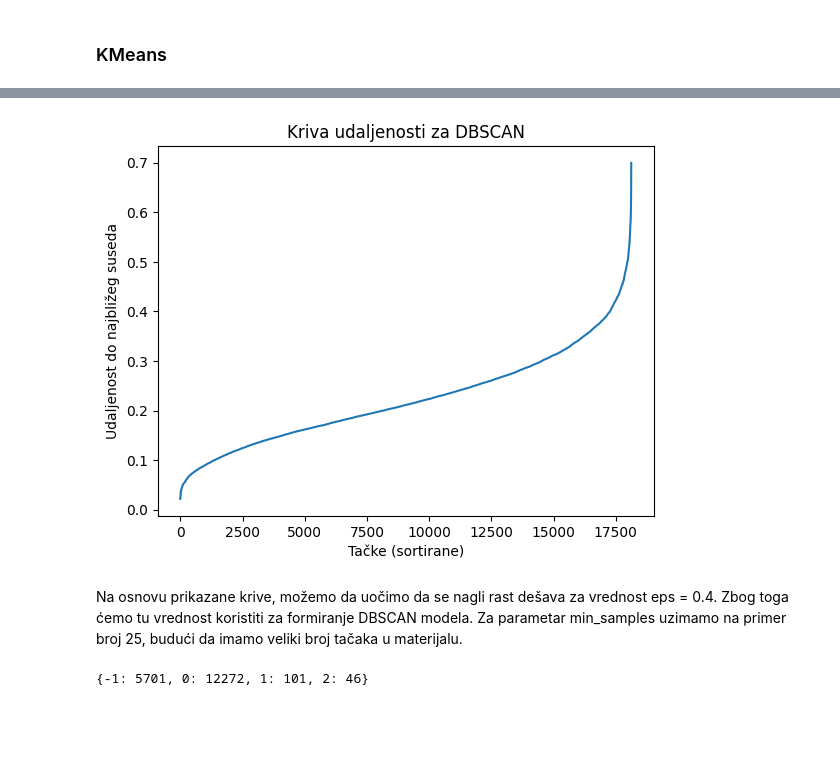
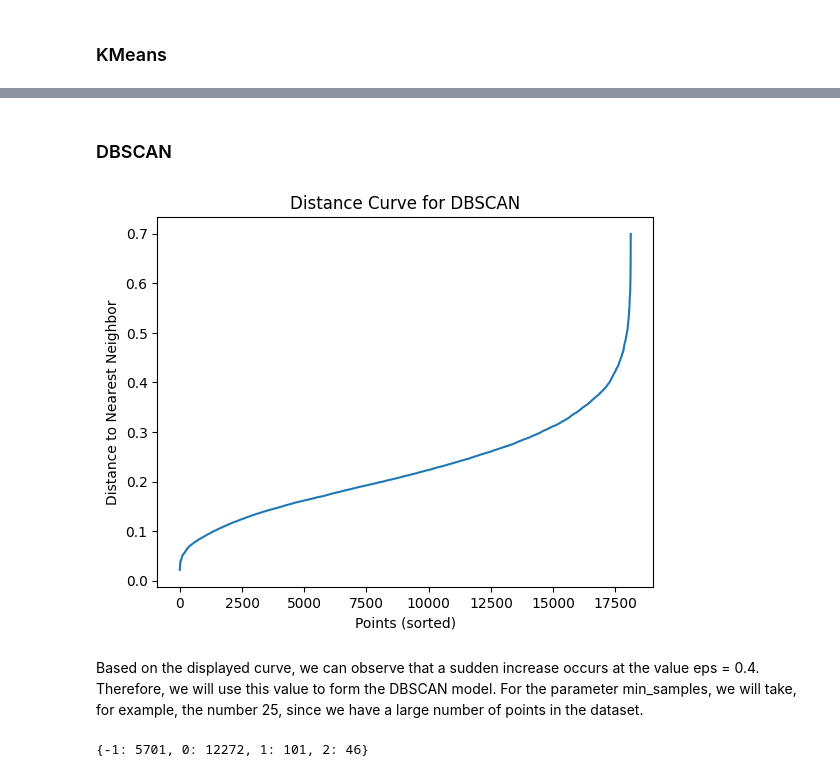
Before and after one commit to killica/Cluster-analysis-of-epigenome, a Jupyter notebook: ClusterAnalysisOfEpigenome.ipynb, the cells around one changed output, grey strips where cells are left out. Saved outputs shown, nothing was run; the diff lists cells and outputs as text; code cells hidden in the pictures; blank space fills up the shorter version.

```diff
--- a/ClusterAnalysisOfEpigenome.ipynb
+++ b/ClusterAnalysisOfEpigenome.ipynb
@@ -262,23 +307,22 @@ print(f"Best Davies-Bouldin Score: {best_davies_bouldin_score:.4f} with paramete
+# %% [markdown]
+### DBSCAN
 # %%
-# TODO: DBSCAN - Lazar
-
-
 # Searching for optimal eps value based on distance curve
 neigh = NearestNeighbors(n_neighbors=2)
 neigh.fit(beta_values)
 distances, _ = neigh.kneighbors(beta_values)
 distances = np.sort(distances, axis=0)[:, 1]
 
 # Distance curve visualization
 plt.plot(distances)
-plt.title('Kriva udaljenosti za DBSCAN')
-plt.xlabel('Tačke (sortirane)')
-plt.ylabel('Udaljenost do najbližeg suseda')
+plt.title('Distance Curve for DBSCAN')
+plt.xlabel('Points (sorted)')
+plt.ylabel('Distance to Nearest Neighbor')
 plt.show()
 # %% [output]
-[figure, old version]
+[figure, new version]
 # %% [markdown]
-Na osnovu prikazane krive, možemo da uočimo da se nagli rast dešava za vrednost eps = 0.4. Zbog toga ćemo tu vrednost koristiti za formiranje DBSCAN modela. Za parametar min_samples uzimamo na primer broj 25, budući da imamo veliki broj tačaka u materijalu.
+Based on the displayed curve, we can observe that a sudden increase occurs at the value eps = 0.4. Therefore, we will use this value to form the DBSCAN model. For the parameter min_samples, we will take, for example, the number 25, since we have a large number of points in the dataset.
 # %%
 dbscan = DBSCAN(eps=0.4, min_samples=25)
 region_clusters = dbscan.fit_predict(beta_values)
```
Also changed, not shown: parts of 19 cells of this notebook.
